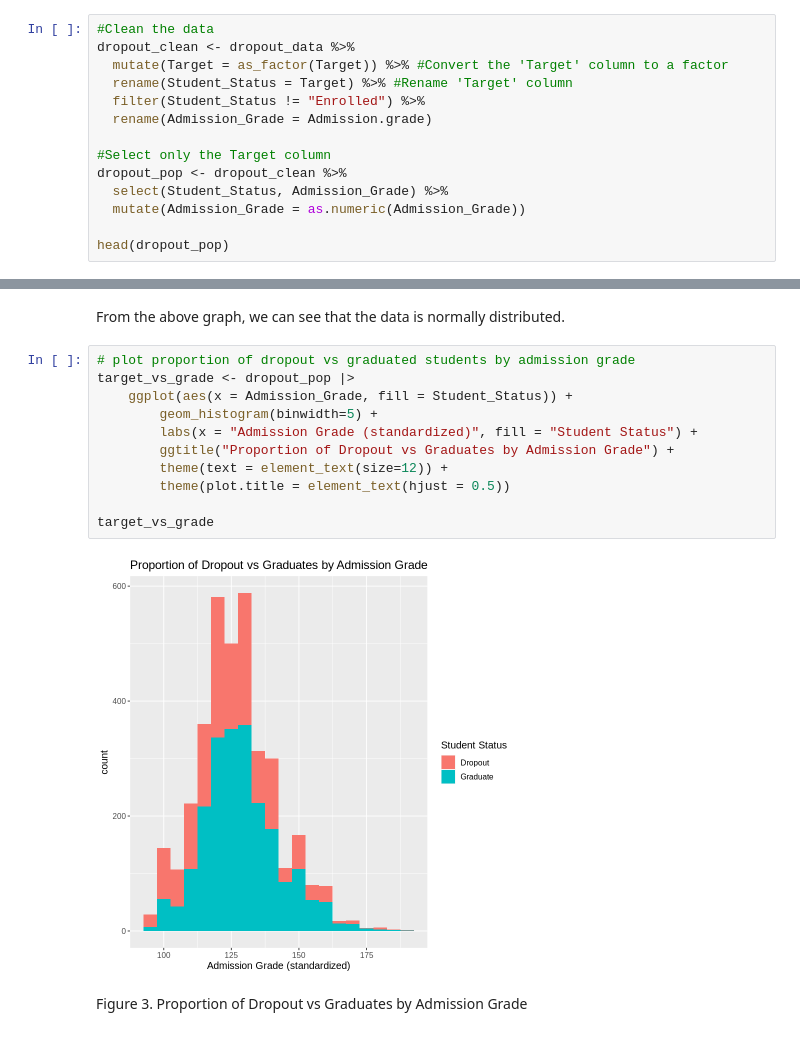
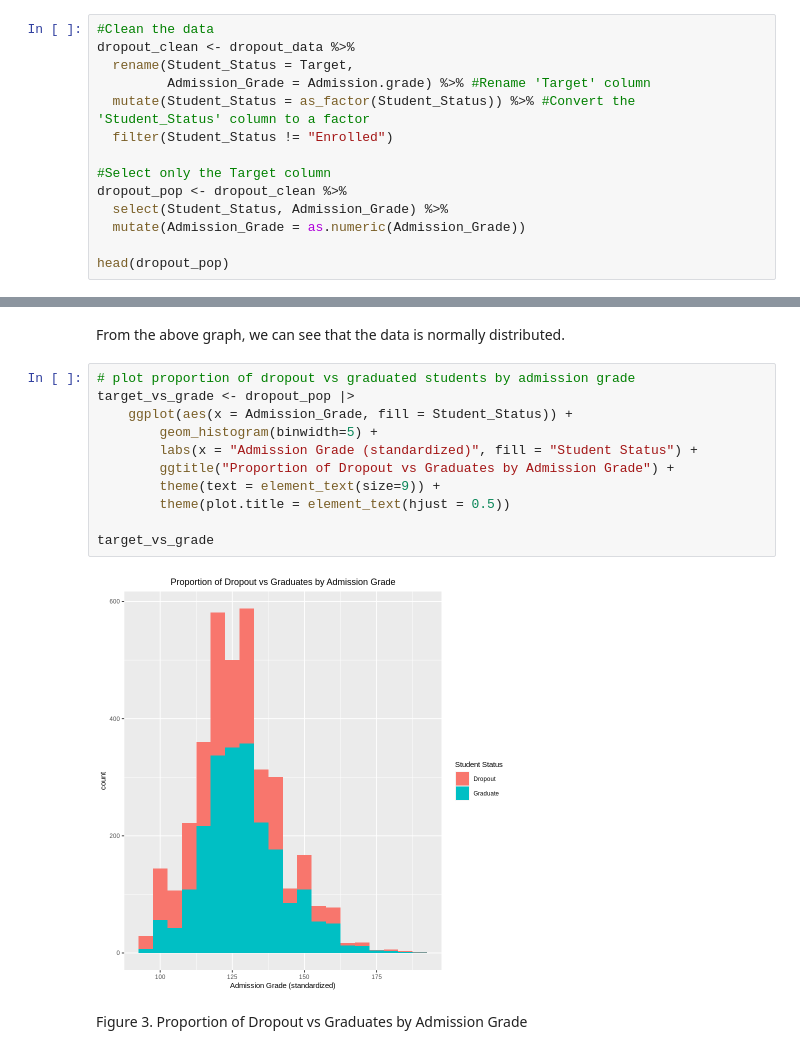
Before and after one commit to yui-ubc/stat-201-2023w1-group-20, a Jupyter notebook: project_proposal.ipynb, the cells around one changed output, grey strips where cells are left out. Cells and saved outputs as stored; diff of their text form.

```diff
--- a/project_proposal.ipynb
+++ b/project_proposal.ipynb
@@ -73,10 +76,10 @@ Our primary focus is to transform the data into appropriate data types and filte
 # %%
 #Clean the data
 dropout_clean <- dropout_data %>%
-  mutate(Target = as_factor(Target)) %>% #Convert the 'Target' column to a factor
-  rename(Student_Status = Target) %>% #Rename 'Target' column
-  filter(Student_Status != "Enrolled") %>%
-  rename(Admission_Grade = Admission.grade)
+  rename(Student_Status = Target,
+         Admission_Grade = Admission.grade) %>% #Rename 'Target' column
+  mutate(Student_Status = as_factor(Student_Status)) %>% #Convert the 'Student_Status' column to a factor
+  filter(Student_Status != "Enrolled")
 
 #Select only the Target column
 dropout_pop <- dropout_clean %>%
@@ -149,16 +151,16 @@ From the above graph, we can see that the data is normally distributed.
 # %%
 # plot proportion of dropout vs graduated students by admission grade
 target_vs_grade <- dropout_pop |>
     ggplot(aes(x = Admission_Grade, fill = Student_Status)) +
         geom_histogram(binwidth=5) +
         labs(x = "Admission Grade (standardized)", fill = "Student Status") +
         ggtitle("Proportion of Dropout vs Graduates by Admission Grade") +
-        theme(text = element_text(size=12)) +
+        theme(text = element_text(size=9)) +
         theme(plot.title = element_text(hjust = 0.5))
 
 target_vs_grade
 # %% [output]
-[figure, old version]
+[figure, new version]
 # %% [markdown]
 Figure 3. Proportion of Dropout vs Graduates by Admission Grade
 # %% [markdown]
```
Also changed, not shown: parts of 11 cells of this notebook.
